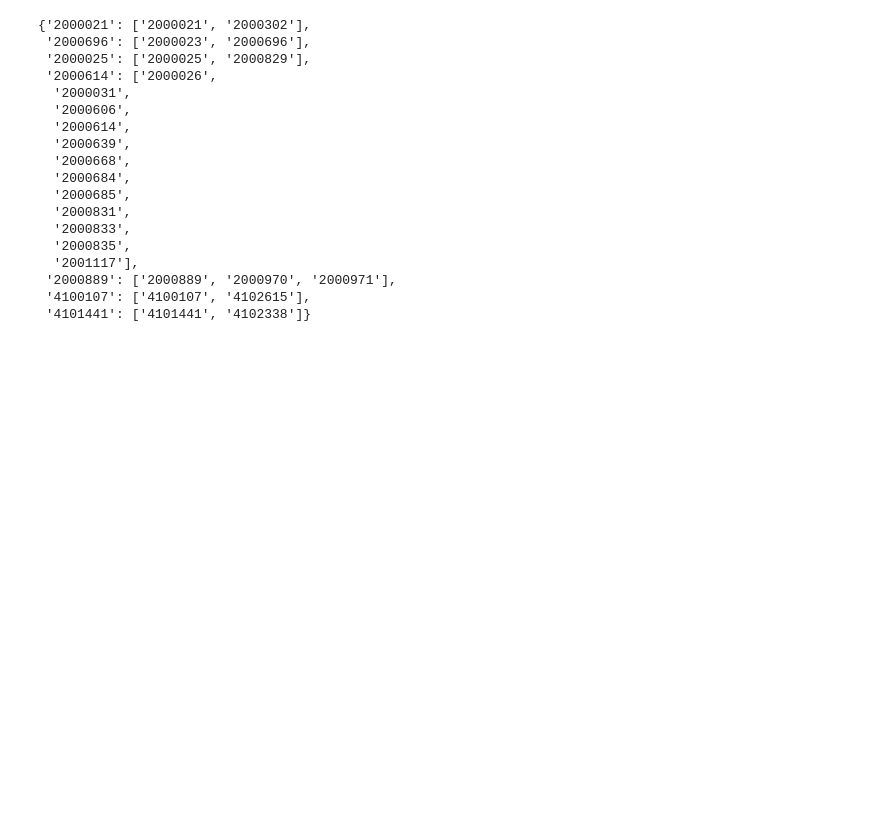
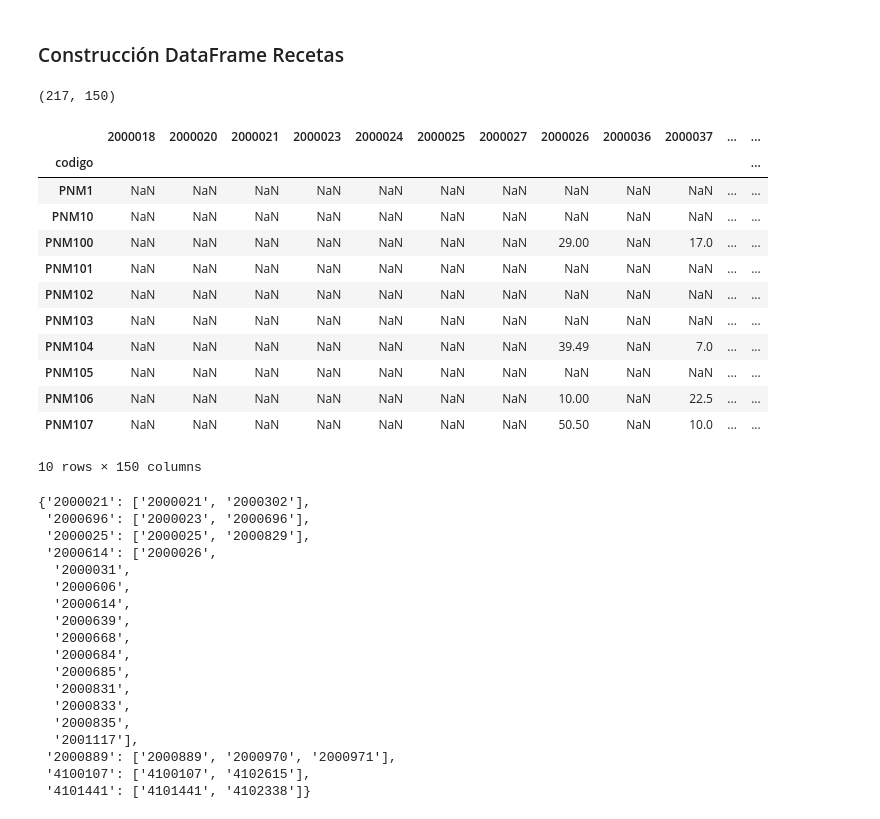
Before and after one commit to UN-GCPDS/python-gcpds.luker_multiple_annotators, a Jupyter notebook: notebooks/recipes.ipynb, the cells around one changed output. Saved outputs shown, nothing was run; the diff lists cells and outputs as text; code cells hidden in the pictures; blank space fills up the shorter version.

```diff
--- a/notebooks/recipes.ipynb
+++ b/notebooks/recipes.ipynb
@@ -30 +20,3 @@ df_form = df_form.rename(columns=_clean_colname)
+# %% [markdown]
+### Construcción DataFrame Recetas
 # %%
@@ -104,35 +147,51 @@ for code in unique_codes:
 # %%
 # Sort members in each group (as integers if possible)
 def _sort_codes(lst):
     try:
         return sorted(lst, key=lambda x: int(x))
     except Exception:
         return sorted(lst)
 
 equivalence_groups = {root: _sort_codes(members) for root, members in groups.items()}
 
-# ----------------------------
-# 5) Merge columns by equivalence group
-#    Each group collapses to a single canonical column (smallest code)
-# ----------------------------
+# Merge columns by equivalence group
 merged_cols = []
 merged_names = []
 for root, members in equivalence_groups.items():
     # only keep members that actually exist in df (defensive)
+    if root == "2000614":
+        pass
     present = [m for m in members if m in df_codes_expanded.columns]
     if not present:
         continue
 
     block = df_codes_expanded[present]
     # Coalesce across the group's columns, row-wise
     s = block.bfill(axis=1).iloc[:, 0]
     # Canonical column name = smallest code in the group
     canonical = _sort_codes(present)[0]
     s.name = canonical
     merged_cols.append(s)
     merged_names.append(canonical)
 
 df_equiv_merged = pd.concat(merged_cols, axis=1) if merged_cols else pd.DataFrame(index=df_form.index)
+print(df_equiv_merged.shape)
+df_equiv_merged.head(10)
+# %% [output]
+(217, 150)
+|  | 2000018 | 2000020 | 2000021 | 2000023 | 2000024 | 2000025 | 2000027 | 2000026 | 2000036 | 2000037 | ... | ... |
+| codigo |  |  |  |  |  |  |  |  |  |  |  | ... |
+| PNM1 | NaN | NaN | NaN | NaN | NaN | NaN | NaN | NaN | NaN | NaN | ... | ... |
+| PNM10 | NaN | NaN | NaN | NaN | NaN | NaN | NaN | NaN | NaN | NaN | ... | ... |
+| PNM100 | NaN | NaN | NaN | NaN | NaN | NaN | NaN | 29.00 | NaN | 17.0 | ... | ... |
+| PNM101 | NaN | NaN | NaN | NaN | NaN | NaN | NaN | NaN | NaN | NaN | ... | ... |
+| PNM102 | NaN | NaN | NaN | NaN | NaN | NaN | NaN | NaN | NaN | NaN | ... | ... |
+| PNM103 | NaN | NaN | NaN | NaN | NaN | NaN | NaN | NaN | NaN | NaN | ... | ... |
+| PNM104 | NaN | NaN | NaN | NaN | NaN | NaN | NaN | 39.49 | NaN | 7.0 | ... | ... |
+| PNM105 | NaN | NaN | NaN | NaN | NaN | NaN | NaN | NaN | NaN | NaN | ... | ... |
+| PNM106 | NaN | NaN | NaN | NaN | NaN | NaN | NaN | 10.00 | NaN | 22.5 | ... | ... |
+| PNM107 | NaN | NaN | NaN | NaN | NaN | NaN | NaN | 50.50 | NaN | 10.0 | ... | ... |
+10 rows × 150 columns
 # %%
 {k: v for k, v in equivalence_groups.items() if len(v) > 1}
 # %% [output]
```
Also changed, not shown: parts of 16 cells of this notebook, 1 other file.
